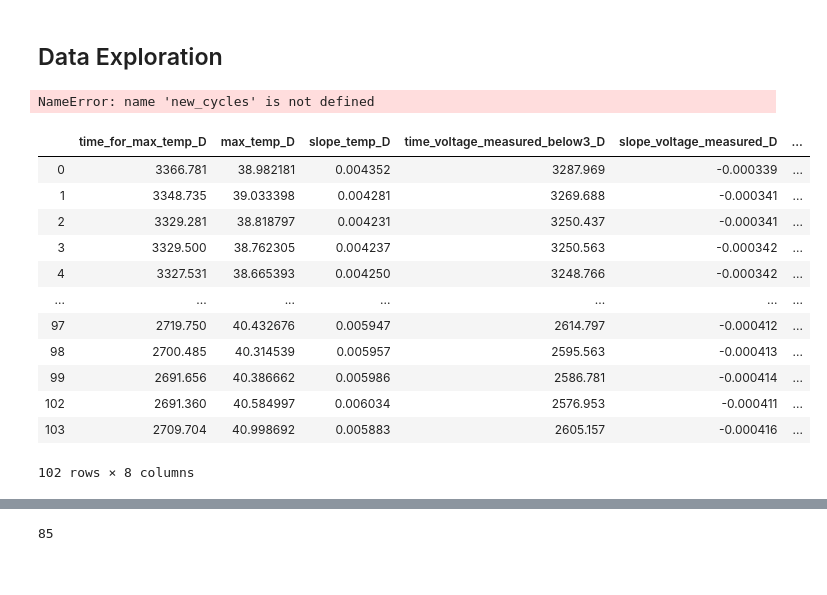
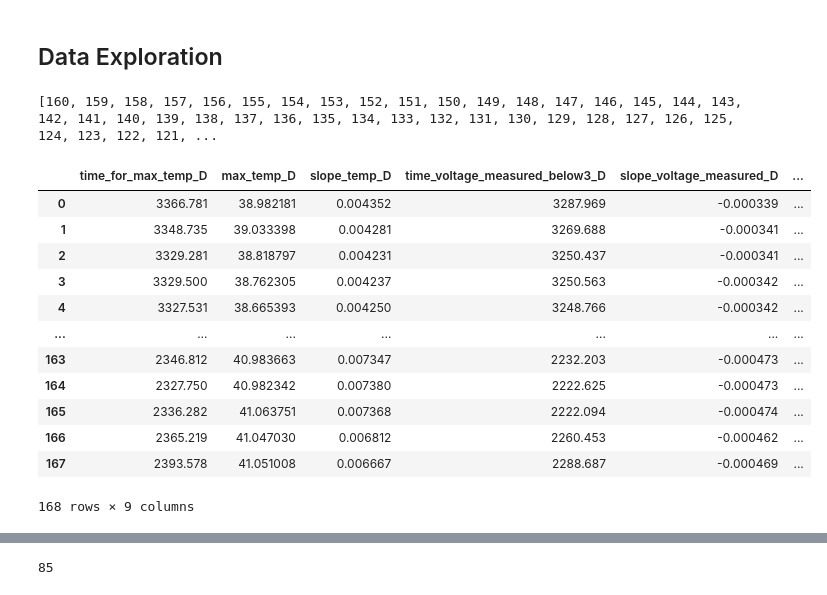
Before and after one commit to natskiu/Nasa-Battery, a Jupyter notebook: Data_Visualisation.ipynb, the cells around one changed output, grey strips where cells are left out. Drawn from its saved outputs; the diff is of its cells as text; code cells hidden in the pictures.

```diff
--- a/Data_Visualisation.ipynb
+++ b/Data_Visualisation.ipynb
@@ -13,6 +13,9 @@ import matplotlib.pyplot as plt
 import scipy.io as sio
 import pandas as pd
 import modules.utils as tools
+# %%
+import importlib
+tools = importlib.reload(tools)
 # %%
 # raw=true is important so you download the file rather than the webpage.
 #!wget https://github.com/natskiu/Nasa-Battery/blob/main/Data/B0005.mat?raw=true
@@ -72,6 +75,8 @@ len(charge_indices)
 #np.vstack(cycles[0,0][3][0,0])[0]
 # %% [output]
 'This is how you extract all the features from cycles'
+# %%
+new_cycles = tools.capacity_vectorizer(discharge_indices, raw_cycles)
 # %%
 new_cycles.shape
 # %% [output]
@@ -110,31 +115,32 @@ feature_4_list = tools.extract_feature_4(new_cycles, discharge_indices)
 feature_5_list = tools.extract_feature_5(new_cycles, discharge_indices)
 label_list = tools.extract_label(new_cycles, discharge_indices)
 remaining_cycles_list = tools.remaining_cycles(new_cycles, discharge_indices)
-# %% [output]
-NameError: name 'new_cycles' is not defined
+# %%
+print(remaining_cycles_list)
+# %% [output]
+[160, 159, 158, 157, 156, 155, 154, 153, 152, 151, 150, 149, 148, 147, 146, 145, 144, 143, 142, 141, 140, 139, 138, 137, 136, 135, 134, 133, 132, 131, 130, 129, 128, 127, 126, 125, 124, 123, 122, 121, ...
 # %%
 features_dict = {'time_for_max_temp_D':feature_1_list,'max_temp_D':feature_2_list,
                  'slope_temp_D': feature_3_list, 'time_voltage_measured_below3_D':feature_4_list,
                  'slope_voltage_measured_D':feature_5_list, 'time_for_max_temp_C':feature_6_list,
-                 'max_temp_C':feature_7_list, 'capacity': label_list}
+                 'max_temp_C':feature_7_list, 'capacity': label_list, 'remaining_cycles': remaining_cycles_list}
 # %%
 df = pd.DataFrame(data = features_dict)
-cutoff = df['capacity'].iloc[0]*0.8 # 1.2995411945727102
-df[df.capacity > cutoff]
+df
 # %% [output]
 |  | time_for_max_temp_D | max_temp_D | slope_temp_D | time_voltage_measured_below3_D | slope_voltage_measured_D | ... |
 | 0 | 3366.781 | 38.982181 | 0.004352 | 3287.969 | -0.000339 | ... |
 | 1 | 3348.735 | 39.033398 | 0.004281 | 3269.688 | -0.000341 | ... |
 | 2 | 3329.281 | 38.818797 | 0.004231 | 3250.437 | -0.000341 | ... |
 | 3 | 3329.500 | 38.762305 | 0.004237 | 3250.563 | -0.000342 | ... |
 | 4 | 3327.531 | 38.665393 | 0.004250 | 3248.766 | -0.000342 | ... |
 | ... | ... | ... | ... | ... | ... | ... |
-| 97 | 2719.750 | 40.432676 | 0.005947 | 2614.797 | -0.000412 | ... |
-| 98 | 2700.485 | 40.314539 | 0.005957 | 2595.563 | -0.000413 | ... |
-| 99 | 2691.656 | 40.386662 | 0.005986 | 2586.781 | -0.000414 | ... |
-| 102 | 2691.360 | 40.584997 | 0.006034 | 2576.953 | -0.000411 | ... |
-| 103 | 2709.704 | 40.998692 | 0.005883 | 2605.157 | -0.000416 | ... |
+| 163 | 2346.812 | 40.983663 | 0.007347 | 2232.203 | -0.000473 | ... |
+| 164 | 2327.750 | 40.982342 | 0.007380 | 2222.625 | -0.000473 | ... |
+| 165 | 2336.282 | 41.063751 | 0.007368 | 2222.094 | -0.000474 | ... |
+| 166 | 2365.219 | 41.047030 | 0.006812 | 2260.453 | -0.000462 | ... |
+| 167 | 2393.578 | 41.051008 | 0.006667 | 2288.687 | -0.000469 | ... |
-102 rows × 8 columns
+168 rows × 9 columns
 # %%
 df.describe()
 # %% [output]
```
Also changed, not shown: parts of 2 cells of this notebook.
